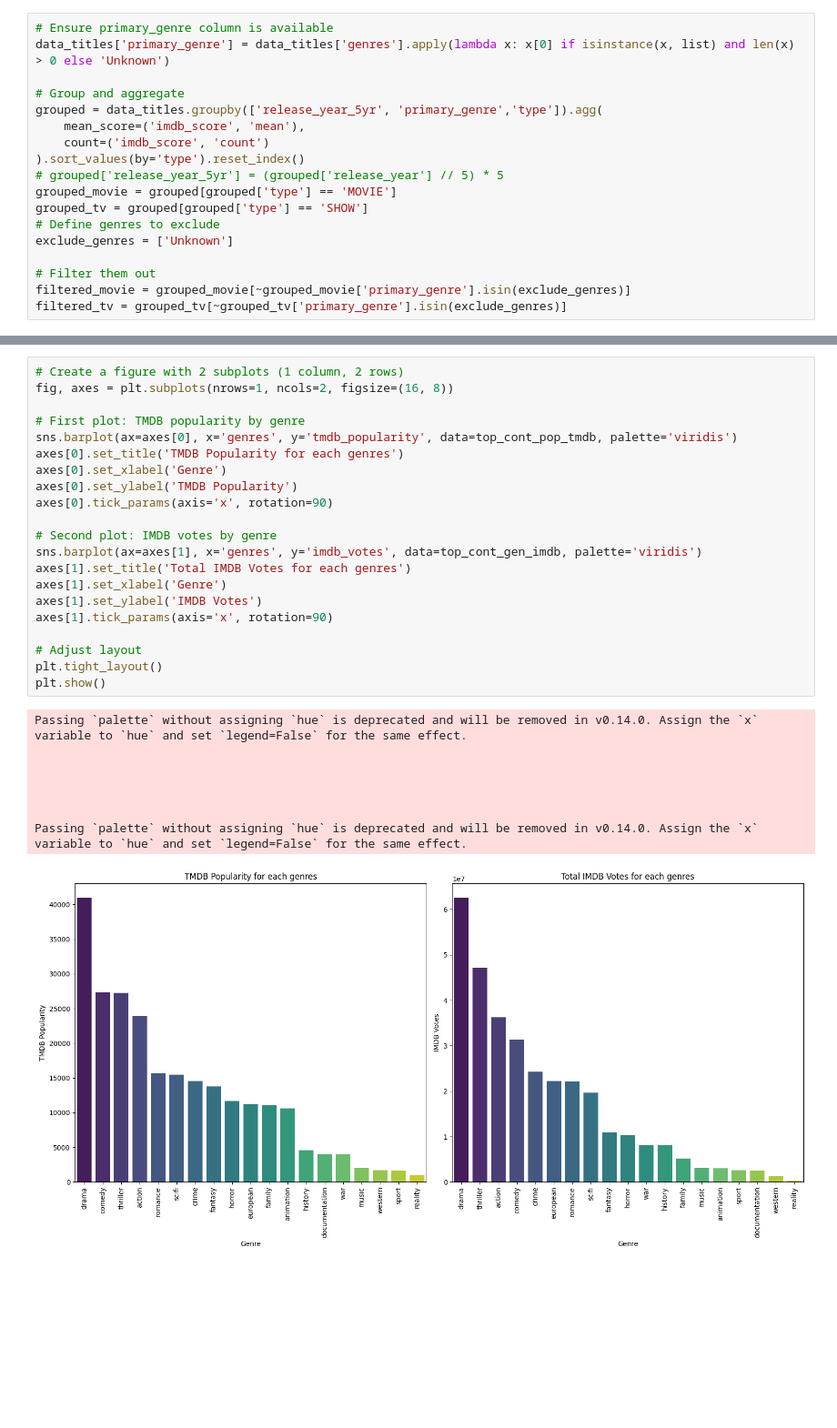
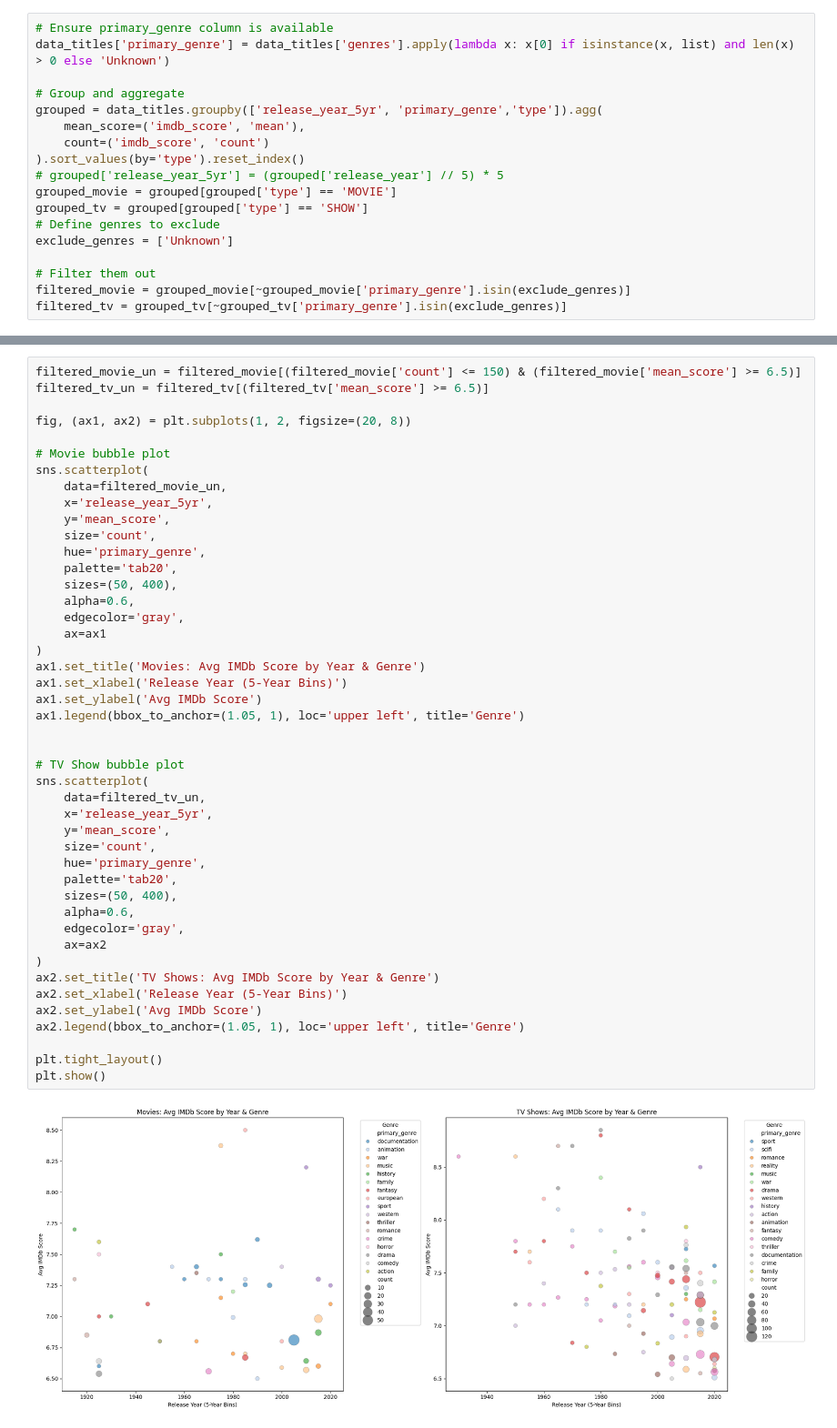
Before and after one commit to manojDOX/Amazon-EDA-Report, a Jupyter notebook: EDA_of_Amazon_Prime_Movies_&_TV_Shows.ipynb, the cells around one changed output, grey strips where cells are left out. Shown at 91% size. Cells and saved outputs as stored; diff of their text form; blank space fills up the shorter version.

```diff
--- a/EDA_of_Amazon_Prime_Movies_&_TV_Shows.ipynb
+++ b/EDA_of_Amazon_Prime_Movies_&_TV_Shows.ipynb
@@ -1067,30 +1022,47 @@ Index(['id', 'title', 'type', 'description', 'release_year', 'runtime',
-# %%
-# Create a figure with 2 subplots (1 column, 2 rows)
-fig, axes = plt.subplots(nrows=1, ncols=2, figsize=(16, 8))
-
-# First plot: TMDB popularity by genre
-sns.barplot(ax=axes[0], x='genres', y='tmdb_popularity', data=top_cont_pop_tmdb, palette='viridis')
-axes[0].set_title('TMDB Popularity for each genres')
-axes[0].set_xlabel('Genre')
-axes[0].set_ylabel('TMDB Popularity')
-axes[0].tick_params(axis='x', rotation=90)
-
-# Second plot: IMDB votes by genre
-sns.barplot(ax=axes[1], x='genres', y='imdb_votes', data=top_cont_gen_imdb, palette='viridis')
-axes[1].set_title('Total IMDB Votes for each genres')
-axes[1].set_xlabel('Genre')
-axes[1].set_ylabel('IMDB Votes')
-axes[1].tick_params(axis='x', rotation=90)
-
-# Adjust layout
-plt.tight_layout()
-plt.show()
-# %% [output]
-Passing `palette` without assigning `hue` is deprecated and will be removed in v0.14.0. Assign the `x` variable to `hue` and set `legend=False` for the same effect.
-
-
-
-
-
-Passing `palette` without assigning `hue` is deprecated and will be removed in v0.14.0. Assign the `x` variable to `hue` and set `legend=False` for the same effect.
-[figure, removed]
+# %%
+filtered_movie_un = filtered_movie[(filtered_movie['count'] <= 150) & (filtered_movie['mean_score'] >= 6.5)]
+filtered_tv_un = filtered_tv[(filtered_tv['mean_score'] >= 6.5)]
+
+fig, (ax1, ax2) = plt.subplots(1, 2, figsize=(20, 8))
+
+# Movie bubble plot
+sns.scatterplot(
+    data=filtered_movie_un,
+    x='release_year_5yr',
+    y='mean_score',
+    size='count',
+    hue='primary_genre',
+    palette='tab20',
+    sizes=(50, 400),
+    alpha=0.6,
+    edgecolor='gray',
+    ax=ax1
+)
+ax1.set_title('Movies: Avg IMDb Score by Year & Genre')
+ax1.set_xlabel('Release Year (5-Year Bins)')
+ax1.set_ylabel('Avg IMDb Score')
+ax1.legend(bbox_to_anchor=(1.05, 1), loc='upper left', title='Genre')
+
+
+# TV Show bubble plot
+sns.scatterplot(
+    data=filtered_tv_un,
+    x='release_year_5yr',
+    y='mean_score',
+    size='count',
+    hue='primary_genre',
+    palette='tab20',
+    sizes=(50, 400),
+    alpha=0.6,
+    edgecolor='gray',
+    ax=ax2
+)
+ax2.set_title('TV Shows: Avg IMDb Score by Year & Genre')
+ax2.set_xlabel('Release Year (5-Year Bins)')
+ax2.set_ylabel('Avg IMDb Score')
+ax2.legend(bbox_to_anchor=(1.05, 1), loc='upper left', title='Genre')
+
+plt.tight_layout()
+plt.show()
+# %% [output]
+[figure, added]
```
Also changed, not shown: parts of 6 cells of this notebook.
